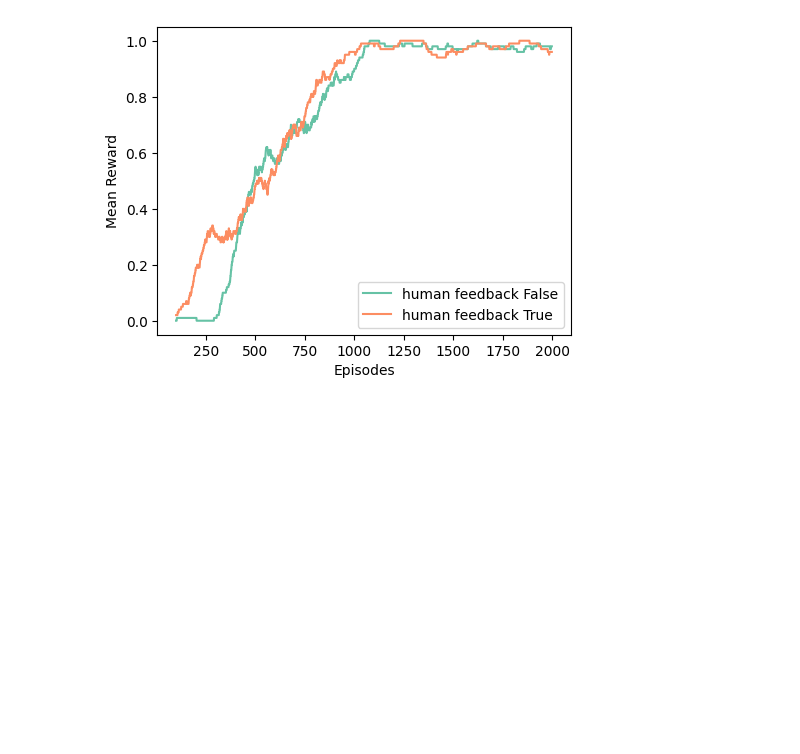
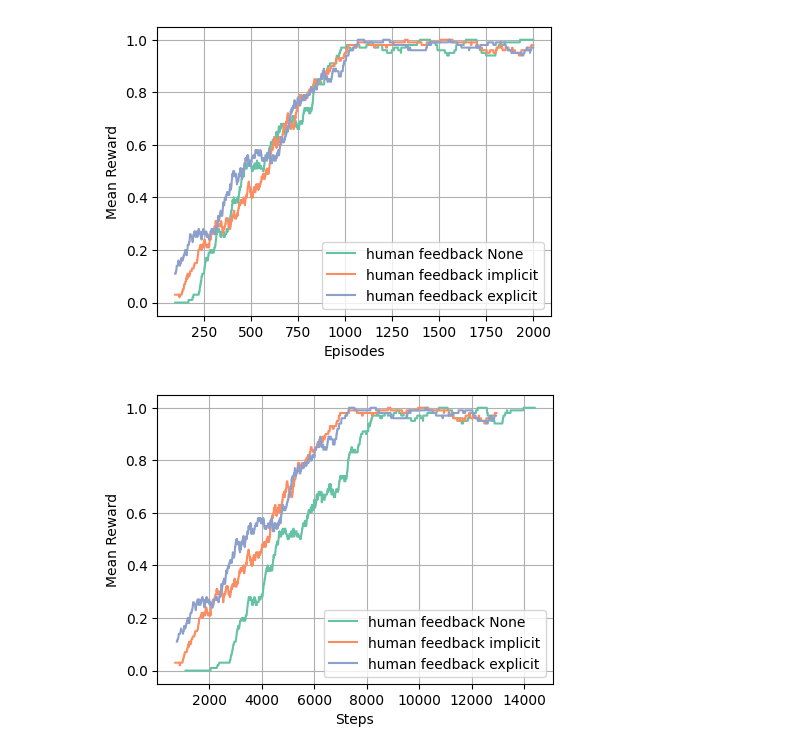
Before and after one commit to LiyouZhou/MScRAS_AR, a Jupyter notebook: assessment-1/plot_graphs.ipynb, the cells around one changed output. Drawn from its saved outputs; the diff is of its cells as text; code cells hidden in the pictures; blank space fills up the shorter version.

```diff
--- a/assessment-1/plot_graphs.ipynb
+++ b/assessment-1/plot_graphs.ipynb
@@ -56,37 +56,56 @@ def read_monitor_data(monitor_folder, rolling_length=100):
     steps = df["steps"].tolist()
 
     return mean_rewards, steps
 
 
-figsize = np.array([6.4, 4.8]) / 1.2
+figsize = np.array([6.4, 4.8]) / 1.4
 
 
 def plot_learning_curve(folders_and_params, labels, max_length=-1, rolling_length=100):
-    plt.figure(figsize=figsize)
+    fig1 = plt.figure(1, figsize=figsize)
+    fig2 = plt.figure(2, figsize=figsize)
     colors = sns.color_palette("Set2", len(folders_and_params))
     for (f, p), l, c in zip(folders_and_params, labels, colors):
         mean_rewards, steps = read_monitor_data(f, rolling_length=rolling_length)
 
         # if len(steps) > 16:
         #     steps = steps[2::4]
         #     mean_rewards = mean_rewards[2::4]
 
         if max_length < 0:
             max_length = len(steps)
+        plt.figure(fig1)
         plt.plot(
             mean_rewards[:max_length],
             label=l,
             color=c,
         )
 
-    plt.legend()
+        plt.figure(fig2)
+        plt.plot(
+            steps[:max_length],
+            mean_rewards[:max_length],
+            label=l,
+            color=c,
+        )
+
+    for fig in [fig1, fig2]:
+        plt.figure(fig)
+        plt.grid()
+        plt.legend()
+        plt.tight_layout()
+        plt.ylabel("Mean Reward")
+
+    plt.figure(fig1)
     plt.xlabel("Episodes")
-    plt.ylabel("Mean Reward")
+    plt.figure(fig2)
+    plt.xlabel("Steps")
 
 
-fnp = [(f, p) for f, p in folders_and_params({}) if "2024-05-02_15-18" in str(f)]
+fnp = [(f, p) for f, p in folders_and_params({}) if "2024-05-03_14" in str(f)][-3:]
 # fnp.sort(key=lambda x: x[1]["learning_rate"])
 labels = [f"human feedback {p['human_feedback']}" for f, p in fnp]
-plot_learning_curve(fnp, labels, max_length=2000)
+plot_learning_curve(fnp, labels, max_length=2000, rolling_length=100)
 # %% [output]
-[figure, old version]
+[figure, new version]
+[figure, added]
```
Also changed, not shown: parts of 3 cells of this notebook, 7 other files.
